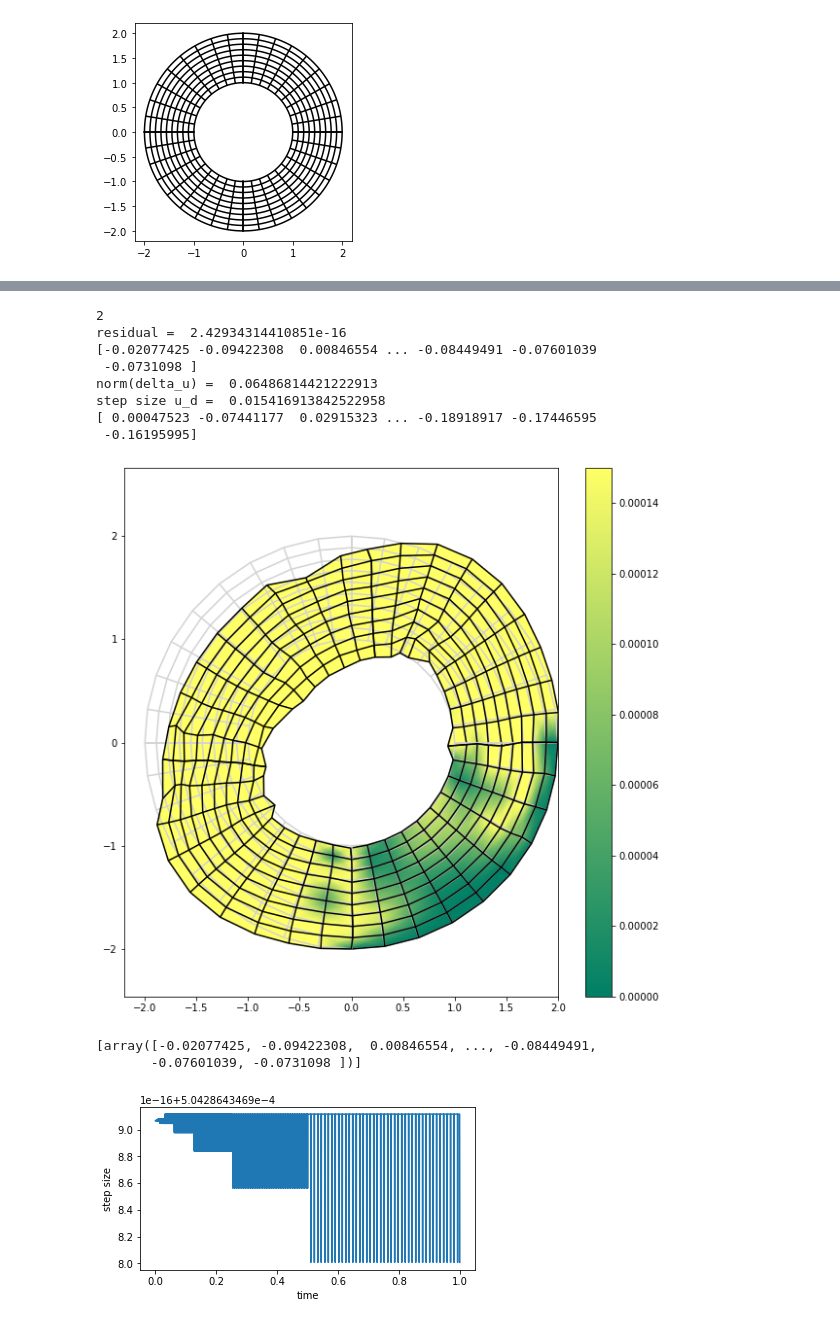
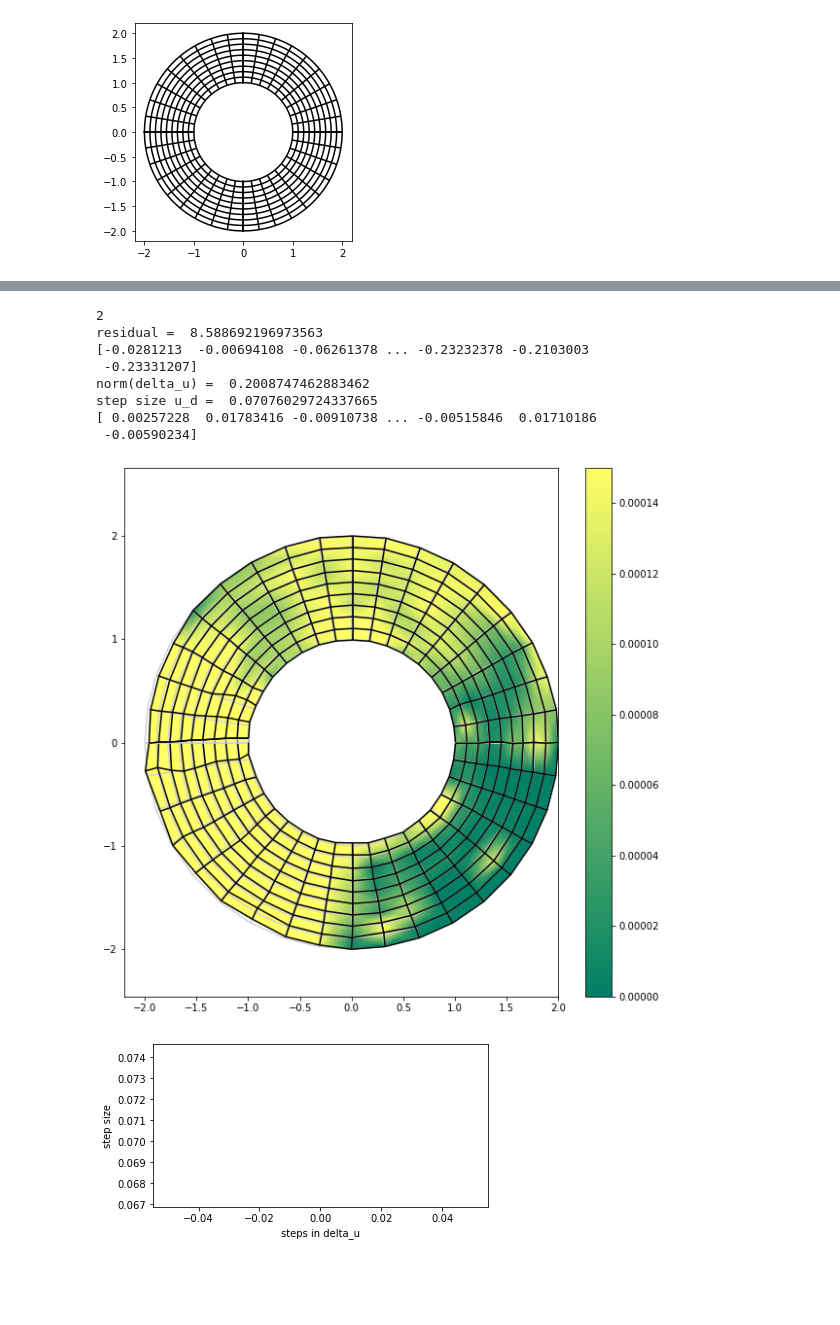
Before and after one commit to mh-0456/pyiga, a Jupyter notebook: notebooks/multipatch-annulus-primal_vector-valued.ipynb, the cells around one changed output, grey strips where cells are left out. Cells and saved outputs as stored; diff of their text form; code cells hidden in the pictures; blank space fills up the shorter version.

```diff
--- a/notebooks/multipatch-annulus-primal_vector-valued.ipynb
+++ b/notebooks/multipatch-annulus-primal_vector-valued.ipynb
@@ -269,0 +271,27 @@ get_defplot(u, patches_u, kvs_u)
+# %%
+# solve linearized system
+### first iteration ###
+XP = MP_block.patch_to_global(p)
+dd = shape(XP)[0]
+#print(dd)
+#initial value
+#u= np.zeros(dd)
+#print(u)
+
+### first iteration ###
+A, b= ass_nonlinsystem(u)
+b-= A.dot(u)
+r= np.linalg.norm(A.dot(u) - b)
+print('residual = ', r)
+
+LS = assemble.RestrictedLinearSystem(A, b, bc) # solve linearized system
+u_d= solvers.make_solver(LS.A).dot(LS.b)
+
+u_d = LS.complete(u_d)
+u += u_d
+
+# norm of delta u in first step
+normed_du0= np.linalg.norm(u_d)/np.sqrt(len(u_d))
+print(normed_du0)
+print(u)
+solutions = [LS.restrict(u)]
@@ -274,26 +311,24 @@ count= 1
 stepsize_du1 = 1
 
 stepsizes =[]
-timesteps = []
+
 
 while True:
     count+=1
     print(count)
     # Assemble matrices and rhs in every iteration step
     A, b= ass_nonlinsystem(u)
+    b-= A.dot(u)
+    r= np.linalg.norm(A.dot(u) - b)
+    print('residual = ', r)
 
     LS = assemble.RestrictedLinearSystem(A, b, bc) # solve linearized system
     u_d = solvers.make_solver(LS.A).dot(LS.b)
-    r= np.linalg.norm(LS.A.dot(u_d) - LS.b)
-    print('residual = ', r)
     u_d = LS.complete(u_d)
     print(u_d)
-    #time_steps = LS.restrict(u_d)
 
     #update
     u += u_d
-
-    timesteps.append(u_d)
 
     normed_du = np.linalg.norm(u_d)/np.sqrt(len(u_d))
     stepsize_du = abs(normed_du0-normed_du)
@@ -317,11 +352,11 @@ get_defplot(u, patches_u, kvs_u)
 print(u)
 # %% [output]
 2
-residual =  2.42934314410851e-16
-[-0.02077425 -0.09422308  0.00846554 ... -0.08449491 -0.07601039
- -0.0731098 ]
-norm(delta_u) =  0.06486814421222913
-step size u_d =  0.015416913842522958
-[ 0.00047523 -0.07441177  0.02915323 ... -0.18918917 -0.17446595
- -0.16195995]
+residual =  8.588692196973563
+[-0.0281213  -0.00694108 -0.06261378 ... -0.23232378 -0.2103003
+ -0.23331207]
+norm(delta_u) =  0.2008747462883462
+step size u_d =  0.07076029724337665
+[ 0.00257228  0.01783416 -0.00910738 ... -0.00515846  0.01710186
+ -0.00590234]
-[figure, old version]
+[figure, new version]
@@ -330,5 +362,0 @@ solutions.extend(timesteps)
-# %%
-print(timesteps)
-# %% [output]
-[array([-0.02077425, -0.09422308,  0.00846554, ..., -0.08449491,
-       -0.07601039, -0.0731098 ])]
@@ -338,9 +363,9 @@ ll = linspace(0, 1, dd)
 # %%
 # plot history of step sizes
 figsize(6,3)
-times = array(ll)
-stepsizes = times[1:] - times[:-1]
-plot(times[:-1], stepsizes);
-xlabel('time'); ylabel('step size');
+#yscale('log')
+plot(stepsizes);
+#plot(timesteps);
+xlabel('steps in delta_u'); ylabel('step size');
 # %% [output]
-[figure, old version]
+[figure, new version]
```
Also changed, not shown: parts of 12 cells of this notebook, 1 other file.
